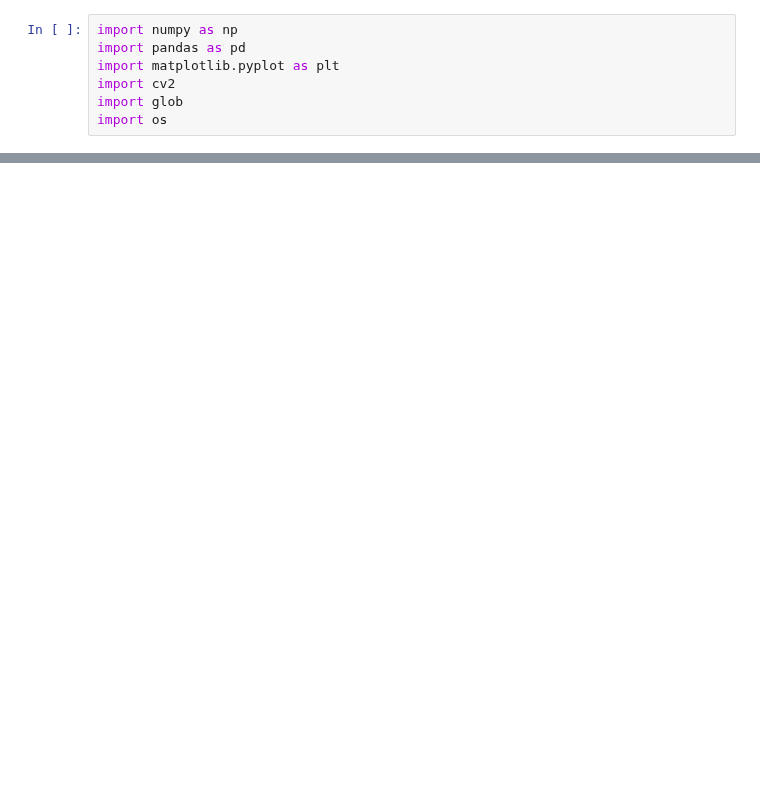
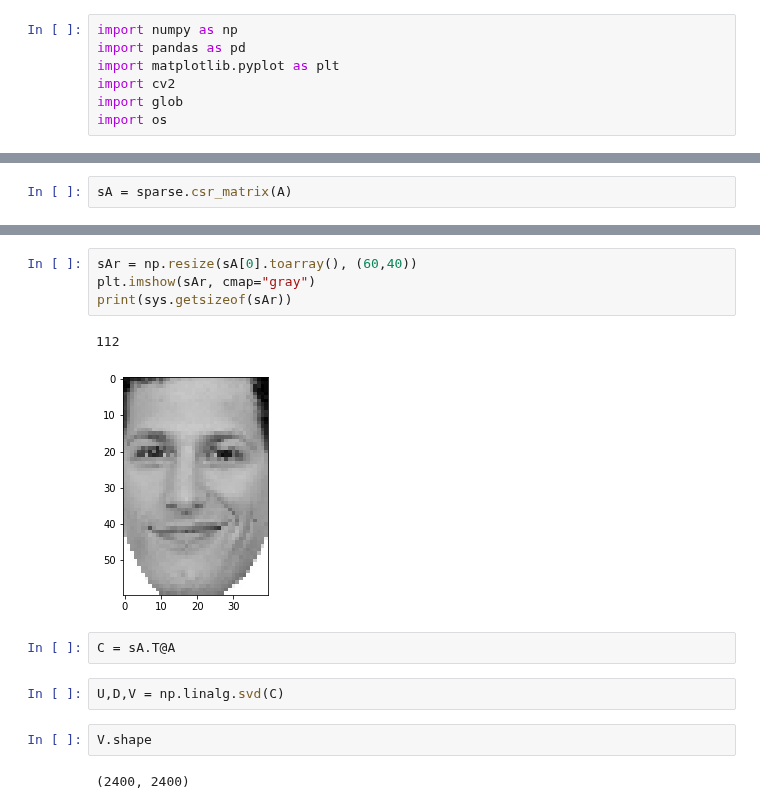
Before and after one commit to B33Boy/Data-Driven-Algorithms-Collection, a Jupyter notebook: Principal Component Analysis/Eigenface.ipynb, the cells around one changed output, grey strips where cells are left out. Saved outputs shown, nothing was run; the diff lists cells and outputs as text; blank space fills up the shorter version.

```diff
--- a/Principal Component Analysis/Eigenface.ipynb
+++ b/Principal Component Analysis/Eigenface.ipynb
@@ -68,0 +77,2 @@ A.shape
+# %%
+sA = sparse.csr_matrix(A)
@@ -68,0 +85,15 @@ A.shape
+# %%
+sAr = np.resize(sA[0].toarray(), (60,40))
+plt.imshow(sAr, cmap="gray")
+print(sys.getsizeof(sAr))
+# %% [output]
+112
+[figure, added]
+# %%
+C = sA.T@A
+# %%
+U,D,V = np.linalg.svd(C)
+# %%
+V.shape
+# %% [output]
+(2400, 2400)
```
Also changed, not shown: parts of 11 cells of this notebook.
